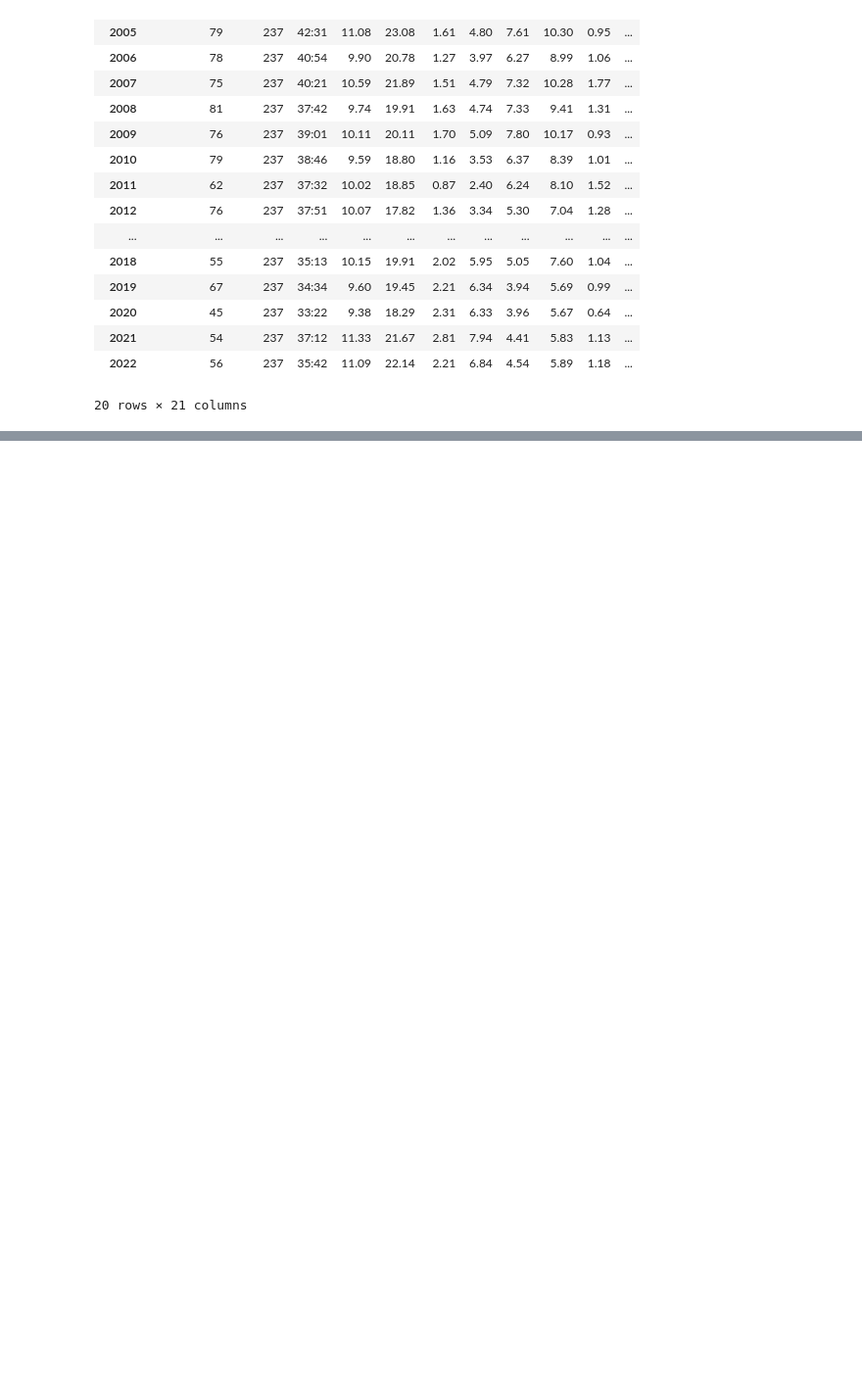
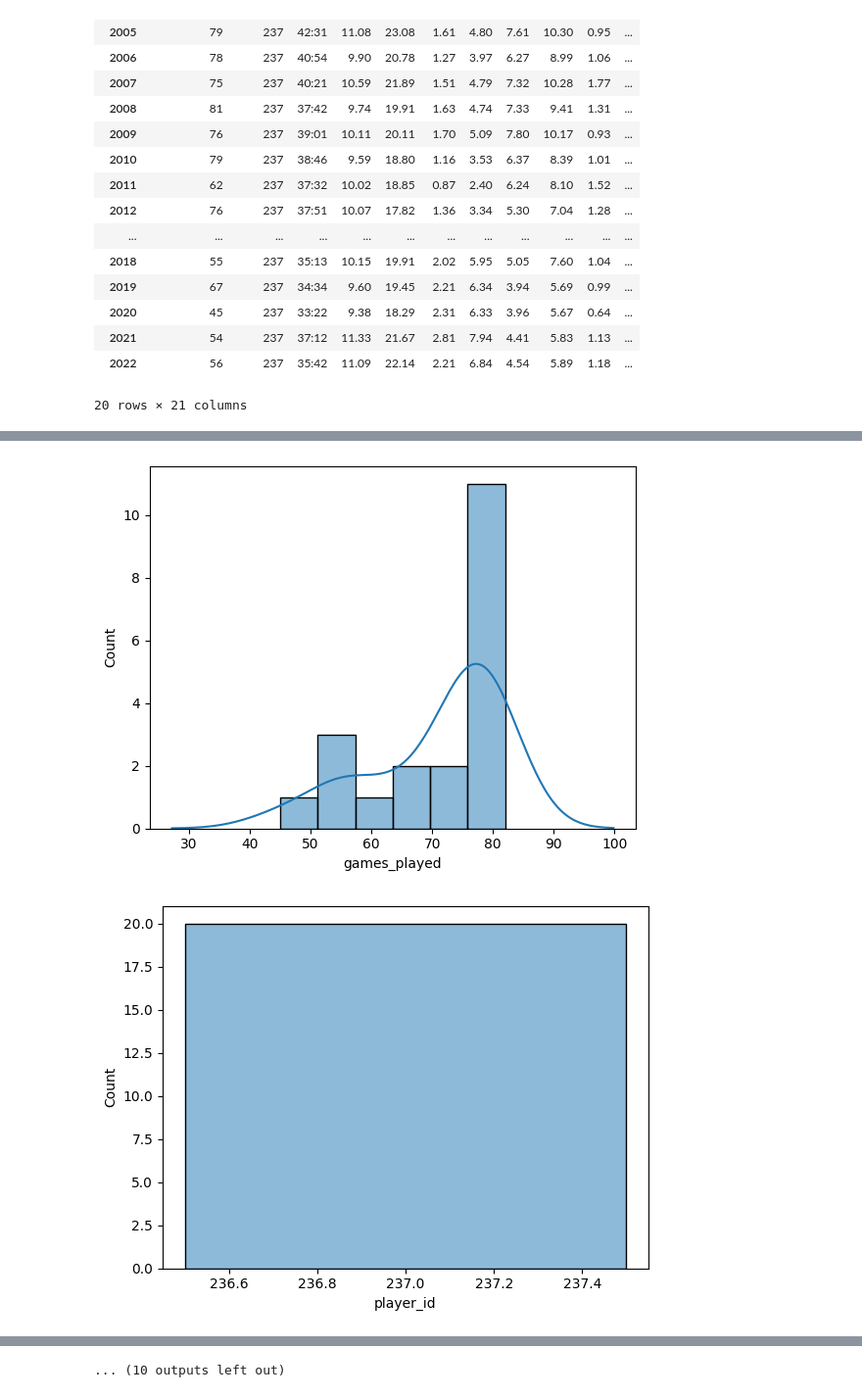
Before and after one commit to ariel-seebarran/lebron-points, a Jupyter notebook: lebron points code.ipynb, the cells around one changed output, grey strips where cells are left out. Shown at 98% size. Drawn from its saved outputs; the diff is of its cells as text; code cells hidden in the pictures; blank space fills up the shorter version.

```diff
--- a/lebron points code.ipynb
+++ b/lebron points code.ipynb
@@ -56,0 +135,7 @@ display(df)
+# %%
+for i, col in enumerate(df.columns):
+    plt.figure(i)
+    sns.histplot(df[col], kde=True, kde_kws={"cut": 3})
+# %% [output]
+[figure, added]
+[figure, added]
@@ -57 +152,2 @@ display(df)
+... (10 outputs left out)
 # %%
```
Also changed, not shown: parts of 7 cells of this notebook.
